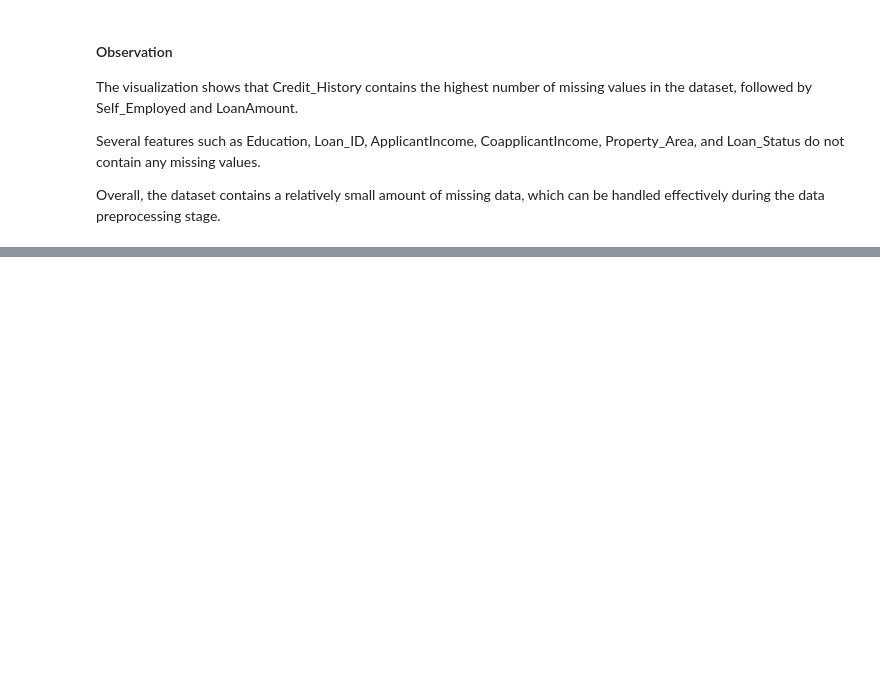
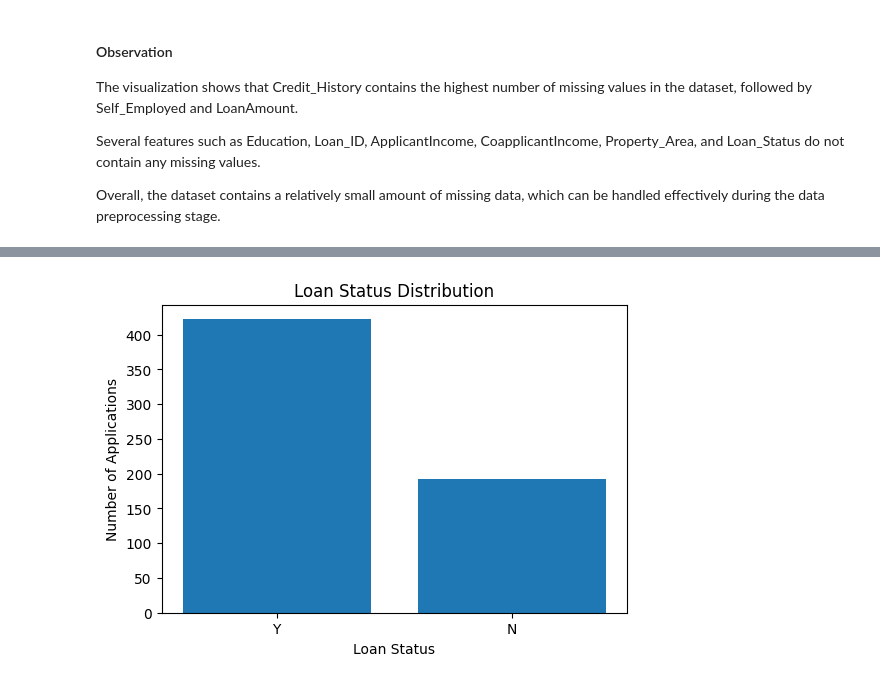
Before and after one commit to huzaifawaheed2/DevelopersHub-Corporation-Internship, a Jupyter notebook: Project-02-Credit-Risk-Prediction/notebooks/credit_risk_prediction.ipynb, the cells around one changed output, grey strips where cells are left out. Drawn from its saved outputs; the diff is of its cells as text; code cells hidden in the pictures; blank space fills up the shorter version.

```diff
--- a/Project-02-Credit-Risk-Prediction/notebooks/credit_risk_prediction.ipynb
+++ b/Project-02-Credit-Risk-Prediction/notebooks/credit_risk_prediction.ipynb
@@ -418,0 +603,21 @@ Overall, the dataset contains a relatively small amount of missing data, which c
+# %%
+# Calculate the distribution of the target variable
+loan_status_count = df["Loan_Status"].value_counts()
+
+loan_status_count
+
+# Create a bar chart for loan status distribution
+plt.figure(figsize=(6,4))
+
+plt.bar(
+    loan_status_count.index,      # Loan status categories
+    loan_status_count.values      # Number of applications
+)
+
+plt.title("Loan Status Distribution")
+plt.xlabel("Loan Status")
+plt.ylabel("Number of Applications")
+
+plt.show()
+# %% [output]
+[figure, added]
```
Also changed, not shown: parts of 65 cells of this notebook.
